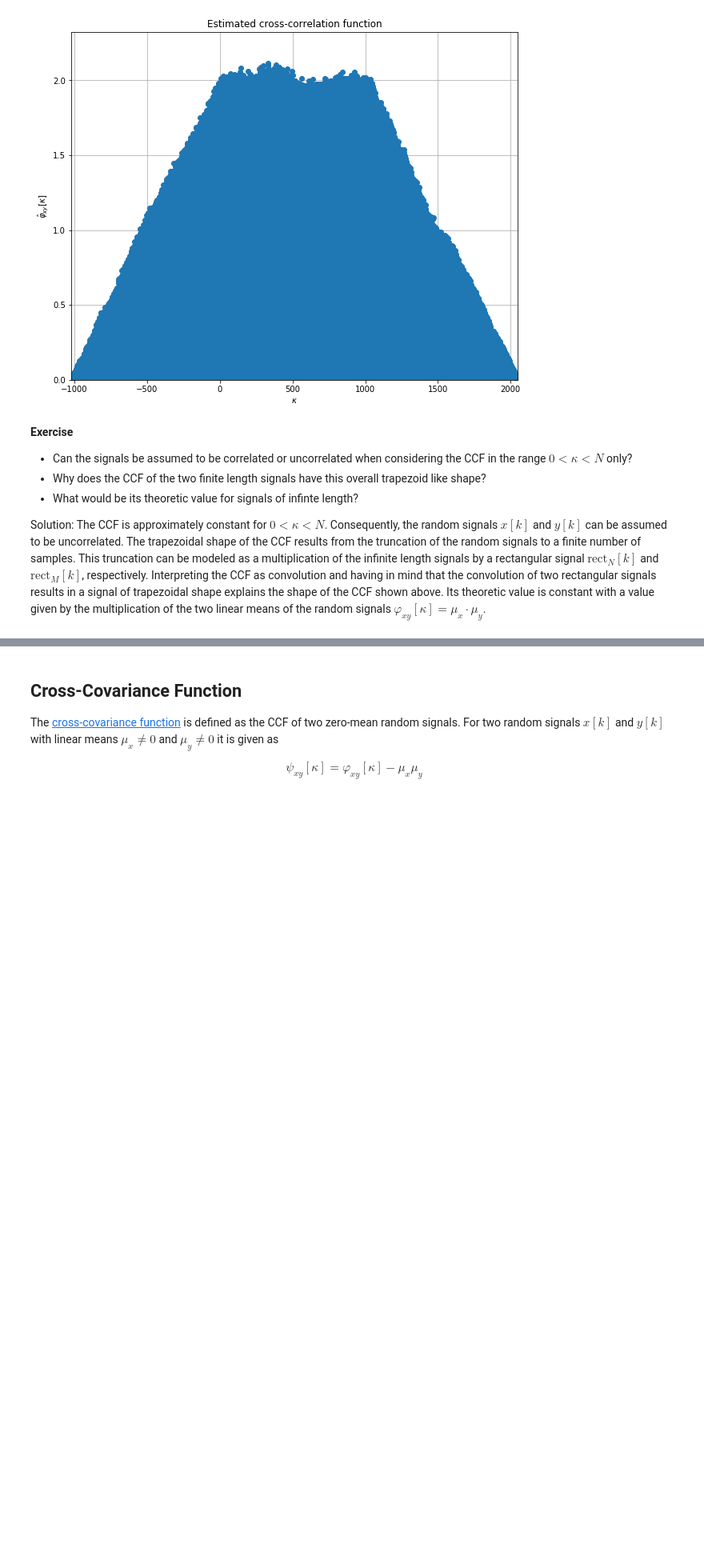
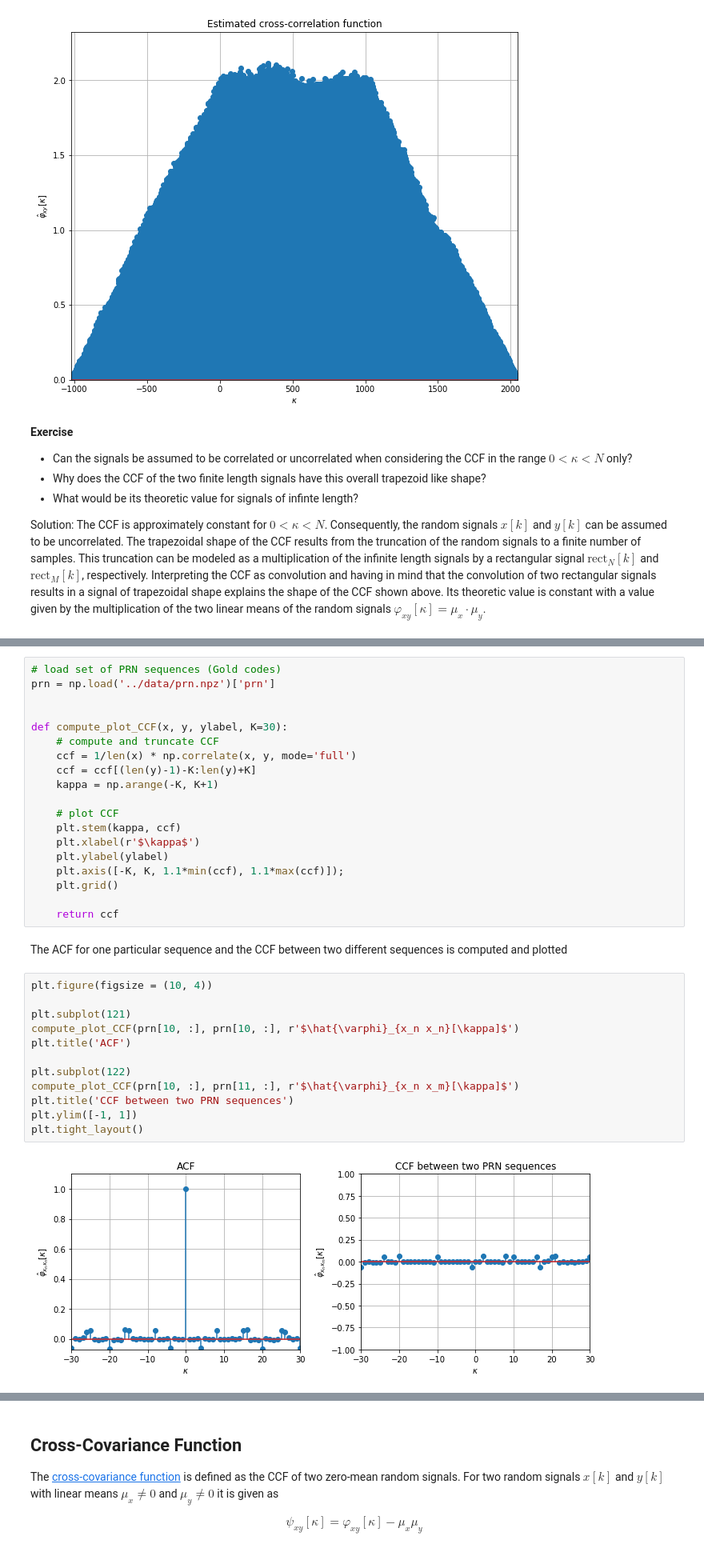
Before and after one commit to spatialaudio/digital-signal-processing-lecture, a Jupyter notebook: random_signals/correlation_functions.ipynb, the cells around one changed output, grey strips where cells are left out. Shown at 80% size. Saved outputs shown, nothing was run; the diff lists cells and outputs as text; blank space fills up the shorter version.

```diff
--- a/random_signals/correlation_functions.ipynb
+++ b/random_signals/correlation_functions.ipynb
@@ -203,0 +231,35 @@ Solution: The CCF is approximately constant for $0 < \kappa < N$. Consequently,
+# %%
+# load set of PRN sequences (Gold codes)
+prn = np.load('../data/prn.npz')['prn']
+
+
+def compute_plot_CCF(x, y, ylabel, K=30):
+    # compute and truncate CCF
+    ccf = 1/len(x) * np.correlate(x, y, mode='full')
+    ccf = ccf[(len(y)-1)-K:len(y)+K]
+    kappa = np.arange(-K, K+1)
+
+    # plot CCF
+    plt.stem(kappa, ccf)
+    plt.xlabel(r'$\kappa$')
+    plt.ylabel(ylabel)
+    plt.axis([-K, K, 1.1*min(ccf), 1.1*max(ccf)]);
+    plt.grid()
+
+    return ccf
+# %% [markdown]
+The ACF for one particular sequence and the CCF between two different sequences is computed and plotted
+# %%
+plt.figure(figsize = (10, 4))
+
+plt.subplot(121)
+compute_plot_CCF(prn[10, :], prn[10, :], r'$\hat{\varphi}_{x_n x_n}[\kappa]$')
+plt.title('ACF')
+
+plt.subplot(122)
+compute_plot_CCF(prn[10, :], prn[11, :], r'$\hat{\varphi}_{x_n x_m}[\kappa]$')
+plt.title('CCF between two PRN sequences')
+plt.ylim([-1, 1])
+plt.tight_layout()
+# %% [output]
+[figure, added]
```
Also changed, not shown: parts of 6 cells of this notebook, 1 other file.
